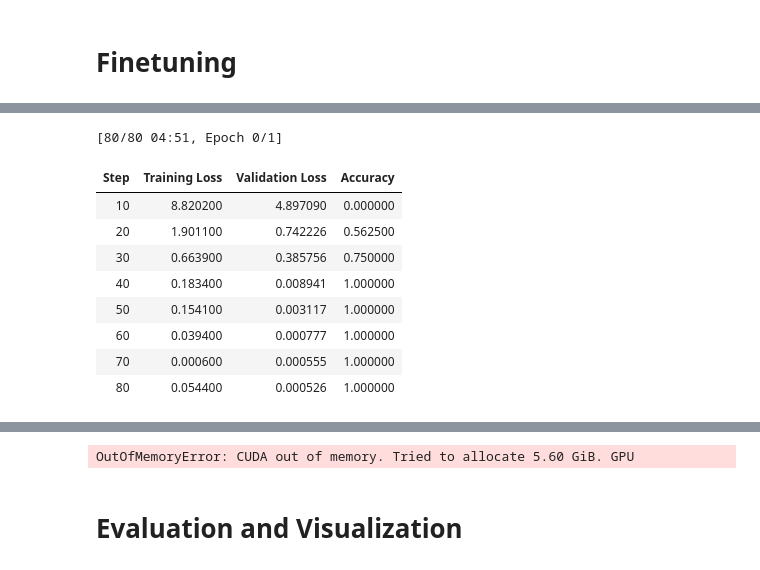
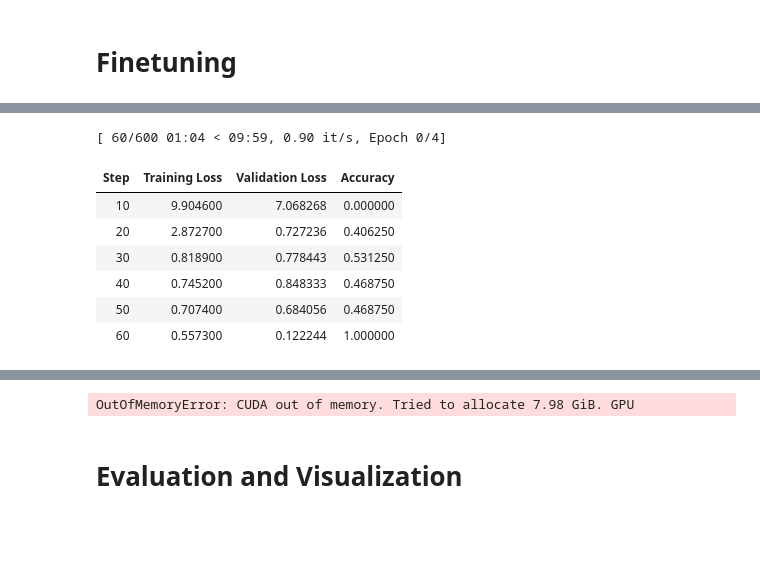
Before and after one commit to BreckEmert/repurposed-tokens-experiment, a Jupyter notebook: LoRA_sanity_run.ipynb, the cells around one changed output, grey strips where cells are left out. Saved outputs shown, nothing was run; the diff lists cells and outputs as text; code cells hidden in the pictures; blank space fills up the shorter version.

```diff
--- a/LoRA_sanity_run.ipynb
+++ b/LoRA_sanity_run.ipynb
@@ -259,5 +279,6 @@ if cfg.filler_tok:
     )["input_ids"][0]
 
     cfg.filler_id = torch.tensor(cfg.filler_id)
+    tok.filler_id = cfg.filler_id
 # %% [markdown]
 # Loading the Data
@@ -377,72 +417,91 @@ trainable params: 1,703,936 || all params: 1,237,518,336 || trainable%: 0.1377
 # ──────────────────────────────────────────────────────────────
 # Finetune
 # ──────────────────────────────────────────────────────────────
+class StopOnPerfect(TrainerCallback):
+    def on_evaluate(self, args, state, control, metrics, **kwargs):
+        if metrics.get("eval_accuracy", 0.0) >= 1.0:
+            control.should_training_stop = True
+            control.should_save = True
+        return control
+
 def compute_metrics(eval_preds):
     logits, labels = eval_preds
-    shift_logits = logits[:, :-1, :]
-    shift_labels = labels[:, 1:]
+    shift_logits = logits[:, :-1, :]  # (B, L-1, V)
+    shift_labels = labels[:, 1:]  # (B, L-1)
     mask = shift_labels != -100
     pred_ids = shift_logits.argmax(-1)[mask]
     label_ids = shift_labels[mask]
     acc = accuracy_score(label_ids, pred_ids)
     return {"accuracy": acc}
 
-tiny_eval = test_ds.shuffle(seed=345978).select(range(16))
+tiny_eval = test_ds.shuffle(seed=345978).select(range(32))
 
 args = TrainingArguments(
     output_dir=os.path.join(MODEL_DIR, 'checkpoints'),
     label_names=['labels'],
     num_train_epochs=1,
-    per_device_train_batch_size=2,
-    gradient_accumulation_steps=8,  # 8*4 = 32 examples per opt step
-    learning_rate=8e-5,
+    per_device_train_batch_size=16,  # 4 for cot, 8 otherwise
+    gradient_accumulation_steps=2,  # 8*4 = 32 examples per opt step
+    learning_rate=2e-4,
     lr_scheduler_type='cosine',
-    max_steps=80,
-    warmup_steps=6,
+    max_steps=600,
+    warmup_steps=30,
     bf16=gpu.bf16,
     fp16=gpu.fp16,
     fp16_full_eval=gpu.fp16_full_eval,
-    optim='paged_adamw_8bit',
+    optim='adamw_bnb_8bit',  # was paged_adamw_8bit, trying for mem
     logging_steps=10,  # How often to print training loss
     eval_strategy='steps',
     eval_steps=10,  # How often to print accuracy
     load_best_model_at_end=True,
     metric_for_best_model='eval_accuracy',
     greater_is_better=True,
     save_strategy='steps',
     save_steps=20,
     report_to='none',  # DISABLE WANDB FOR QUICK cfgS
 )
 
 trainer = Trainer(
     model=model,
     args=args,
     train_dataset=train_ds,
     eval_dataset=tiny_eval,
     data_collator=custom_data_collator,
-    compute_metrics=compute_metrics
+    compute_metrics=compute_metrics,
+    callbacks=[StopOnPerfect()],
 )
 
 # Train
 trainer.train()
 model.save_pretrained(MODEL_DIR, safe_serialization=True)
-    # Note theoretical CE loss, ln(2)=0.6931
+    # Note baseline CE loss is 50/50 = ln(2)=0.6931
 
-final_metrics = trainer.evaluate(test_ds)
+# Use if eval is going OOM:
+# trainer.args.per_device_eval_batch_size = 1
+# trainer.args.eval_accumulation_steps = 1
+
+torch._dynamo.reset()
+torch.cuda.empty_cache()
+
+# Final accuracy
+final_metrics = trainer.evaluate(test_ds.shuffle(9).select(range(100)))
 print(final_metrics['eval_accuracy'])
+    # 54% for this run
+
+# Clear compile graph and cache
+torch._dynamo.reset()
+torch.cuda.empty_cache()
 # %% [output]
-[80/80 04:51, Epoch 0/1]
+[ 60/600 01:04 < 09:59, 0.90 it/s, Epoch 0/4]
 | Step | Training Loss | Validation Loss | Accuracy |
-| 10 | 8.820200 | 4.897090 | 0.000000 |
-| 20 | 1.901100 | 0.742226 | 0.562500 |
-| 30 | 0.663900 | 0.385756 | 0.750000 |
-| 40 | 0.183400 | 0.008941 | 1.000000 |
-| 50 | 0.154100 | 0.003117 | 1.000000 |
-| 60 | 0.039400 | 0.000777 | 1.000000 |
-| 70 | 0.000600 | 0.000555 | 1.000000 |
-| 80 | 0.054400 | 0.000526 | 1.000000 |
+| 10 | 9.904600 | 7.068268 | 0.000000 |
+| 20 | 2.872700 | 0.727236 | 0.406250 |
+| 30 | 0.818900 | 0.778443 | 0.531250 |
+| 40 | 0.745200 | 0.848333 | 0.468750 |
+| 50 | 0.707400 | 0.684056 | 0.468750 |
+| 60 | 0.557300 | 0.122244 | 1.000000 |
 [interactive output not drawn]
-OutOfMemoryError: CUDA out of memory. Tried to allocate 5.60 GiB. GPU
+OutOfMemoryError: CUDA out of memory. Tried to allocate 7.98 GiB. GPU
 # %% [markdown]
 # Evaluation and Visualization
 # %%
```
Also changed, not shown: parts of 17 cells of this notebook.
